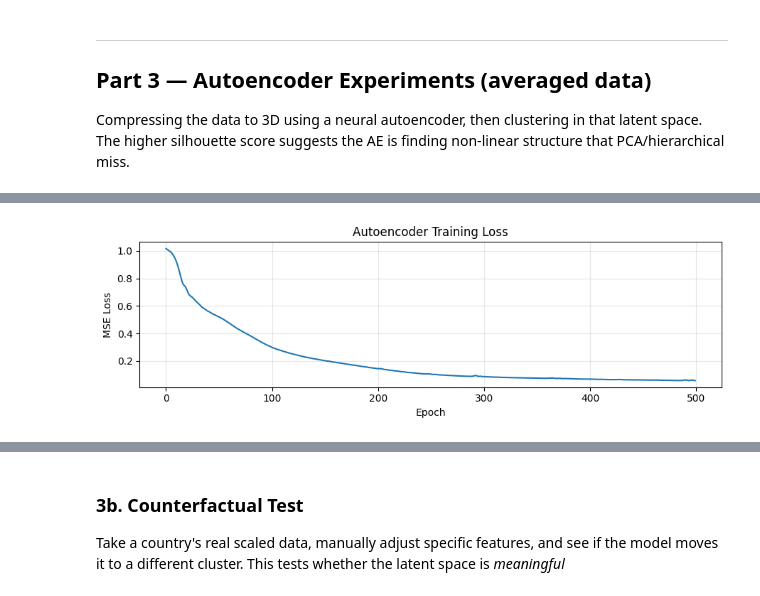
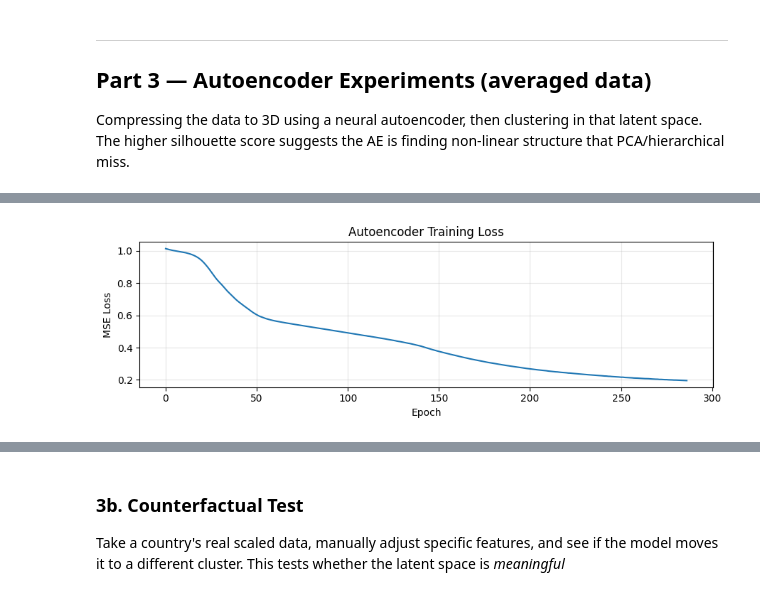
Before and after one commit to irvsam/Identifying-and-Tracking-Climate-Policy-Archetypes, a Jupyter notebook: notebooks/final_consolidated_archetype_testing.ipynb, the cells around one changed output, grey strips where cells are left out. Cells and saved outputs as stored; diff of their text form; code cells hidden in the pictures.

```diff
--- a/notebooks/final_consolidated_archetype_testing.ipynb
+++ b/notebooks/final_consolidated_archetype_testing.ipynb
@@ -445,37 +497,52 @@ Compressing the data to 3D using a neural autoencoder, then clustering in that l
 The higher silhouette score suggests the AE is finding non-linear structure that PCA/hierarchical miss.
 # %%
 if not TORCH_AVAILABLE:
-    print("Skipping — PyTorch not available.")
+    print("Skipping... PyTorch not available.")
 else:
     class ClimateAE(nn.Module):
         def __init__(self, input_dim):
             super().__init__()
+
+            # Encoding down 3 layers to get compressed latent space
             self.encoder = nn.Sequential(
-                nn.Linear(input_dim, 32), nn.ReLU(),
-                nn.Linear(32, 16),        nn.ReLU(),
-                nn.Linear(16, 3)
+                nn.Linear(input_dim, 16), nn.ReLU(),
+                nn.Linear(16, 8),        nn.ReLU(),
+                nn.Linear(8, 3)
             )
+
+            # Decoding back up to original dimension
             self.decoder = nn.Sequential(
-                nn.Linear(3, 16),          nn.ReLU(),
-                nn.Linear(16, 32),         nn.ReLU(),
-                nn.Linear(32, input_dim)
+                nn.Linear(3, 8),          nn.ReLU(),
+                nn.Linear(8, 16),         nn.ReLU(),
+                nn.Linear(16, input_dim)
             )
+        # Defining what we get back: both the latent representation and the reconstructed output
+        # Cluster on the latent space but compute loss with the reconstructed output
         def forward(self, x):
             latent  = self.encoder(x)
             decoded = self.decoder(latent)
             return latent, decoded
 
     torch.manual_seed(SEED)
+    # Converting the feature matrix to a PyTorch tensor for training
     X_tensor   = torch.FloatTensor(X_avg.values)
     input_dim  = X_avg.shape[1]
     model      = ClimateAE(input_dim)
+
+    # Using Adam optimizer and MSE loss for reconstruction
     optimizer  = optim.Adam(model.parameters(), lr=AE_LR)
+    # mean squared error between reconstruction and original input
     criterion  = nn.MSELoss()
 
     # Save column order so we can use it for the counterfactual section
     FEATURE_COLS = list(X_avg.columns)
 
     losses = []
+    best_loss = float('inf')
+    patience = 10
+    epochs_no_improve = 0
+    min_delta = 0.005
+
     for epoch in range(AE_EPOCHS):
         model.train()
         latent, decoded = model(X_tensor)
@@ -484,6 +551,18 @@ else:
         loss.backward()
         optimizer.step()
         losses.append(loss.item())
+
+        # Early stopping check
+        if best_loss - loss.item() > min_delta:
+            best_loss = loss.item()
+            epochs_no_improve = 0
+        else:
+            epochs_no_improve += 1
+
+        if epochs_no_improve >= patience:
+            print(f"  Early stopping at epoch {epoch+1}, best loss: {best_loss:.4f}")
+            break
+
         if (epoch + 1) % 100 == 0:
             print(f"  Epoch [{epoch+1}/{AE_EPOCHS}] Loss: {loss.item():.4f}")
 
@@ -505,4 +582,4 @@ else:
-[figure, old version]
+[figure, new version]
 # %%
 if not TORCH_AVAILABLE:
     print("Skipping.")
```
Also changed, not shown: parts of 27 cells of this notebook, 31 other files.
